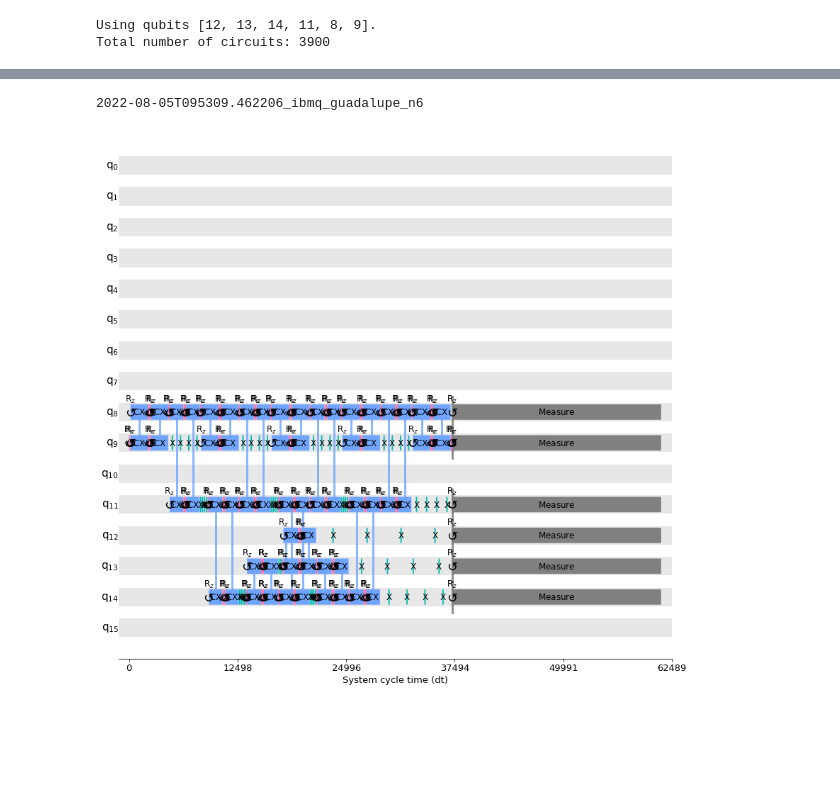
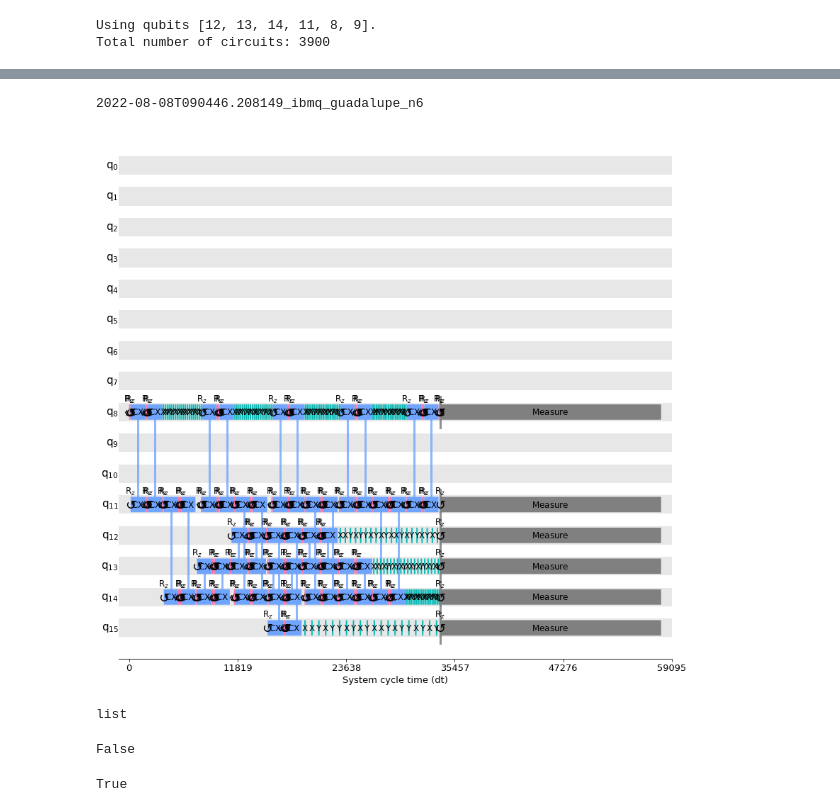
Before and after one commit to georgezhou20/qiskit-research, a Jupyter notebook: docs/mzm_generation/data-collection.ipynb, the cells around one changed output, grey strips where cells are left out. Cells and saved outputs as stored; diff of their text form; code cells hidden in the pictures; blank space fills up the shorter version.

Commit message:
xy4 experiment

```diff
--- a/docs/mzm_generation/data-collection.ipynb
+++ b/docs/mzm_generation/data-collection.ipynb
@@ -36,8 +38,8 @@ superconducting_values = [1.0]
 chemical_potential_values = list(np.linspace(0.0, 3.0, num=5))
 occupied_orbitals_list = list(orbital_combinations(n_modes, threshold=2))
 dynamical_decoupling_sequences = None
-# dynamical_decoupling_sequences=['XY4']
-max_repeats = list(range(1, 4))
+# dynamical_decoupling_sequences=[xy4]
+max_repeats = list(range(1, 11))
 shots = 10000
 readout_calibration_shots = 10000
 
@@ -111,7 +113,7 @@ with open(filename, "w") as f:
 
 print(params.filename)
 # %% [output]
-2022-08-05T095309.462206_ibmq_guadalupe_n6
+2022-08-08T090446.208149_ibmq_guadalupe_n6
 # %%
 from qiskit_research.mzm_generation.experiment import transpile_circuit
 
@@ -125,13 +127,14 @@ circs = [transpile_circuit(
             )
             for circuit in experiment.circuits()]
 # %%
-from qiskit_research.utils.convenience import add_periodic_dynamical_decoupling
+from qiskit_research.utils.convenience import add_periodic_dynamical_decoupling, add_concatenated_dynamical_decoupling
 from qiskit.circuit.library import XGate, YGate
 
 # circs_dd = add_periodic_dynamical_decoupling(circs, experiment.backend, base_dd_sequence=[XGate(), YGate(), XGate(), YGate()], avg_min_delay=2200, max_repeats=5, add_pulse_cals=True)
-circs_dd = [add_periodic_dynamical_decoupling(circ, experiment.backend, max_repeats=circ.metadata["params"].max_repeats) for circ in circs]
+# circs_dd = [add_periodic_dynamical_decoupling(circ, experiment.backend, max_repeats=circ.metadata["params"].max_repeats) for circ in circs]
+circs_dd = [add_concatenated_dynamical_decoupling(circ, experiment.backend, dd_sequences=[XGate(), YGate(), XGate(), YGate()], concatenates=4, add_pulse_cals=True) for circ in circs]
 # %%
 from qiskit.visualization import timeline_drawer
-timeline_drawer(circs_dd[1])
+timeline_drawer(circs_dd[0])
 # %% [output]
-[figure, old version]
+[figure, new version]
@@ -137,0 +143,12 @@ timeline_drawer(circs_dd[1])
+# %%
+type(l)
+# %% [output]
+list
+# %%
+type(l[0]) == list
+# %% [output]
+False
+# %%
+l is None
+# %% [output]
+True
```
Also changed, not shown: parts of 6 cells of this notebook, 2 other files.
